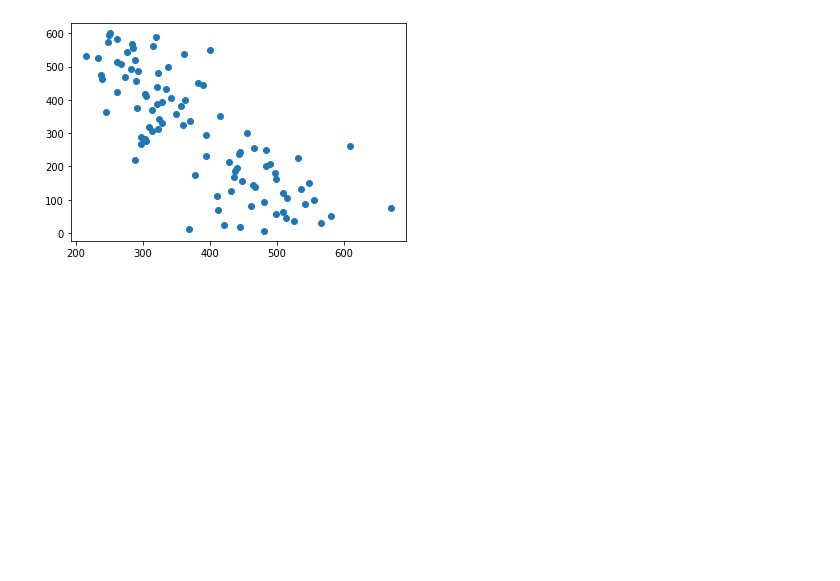
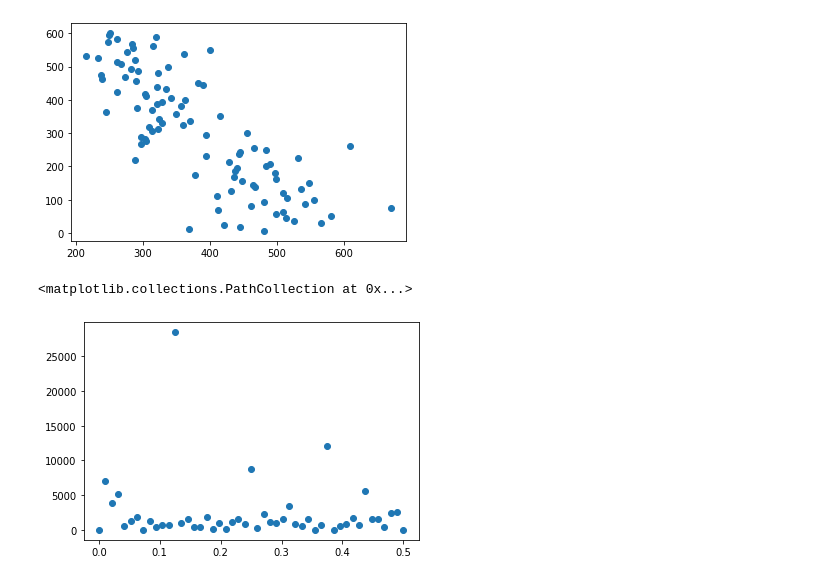
Before and after one commit to JohnWSteill/jlab_proj, a Jupyter notebook: Somite_Cycle_Study.ipynb, the cells around one changed output. Cells and saved outputs as stored; diff of their text form; code cells hidden in the pictures; blank space fills up the shorter version.

```diff
--- a/Somite_Cycle_Study.ipynb
+++ b/Somite_Cycle_Study.ipynb
@@ -49,3 +49,14 @@ matplotlib.pyplot.scatter(s814_df.iloc[0,:],s814_time)
 # %% [output]
 <matplotlib.collections.PathCollection at 0x...>
 [figure]
+# %%
+from scipy import signal
+
+s814_pd = s814_df.apply(signal.periodogram, axis=1)
+# %%
+x,y = s814_pd.iloc[8]
+
+matplotlib.pyplot.scatter(x,y)
+# %% [output]
+<matplotlib.collections.PathCollection at 0x...>
+[figure, added]
```
Also changed, not shown: parts of 2 cells of this notebook.
